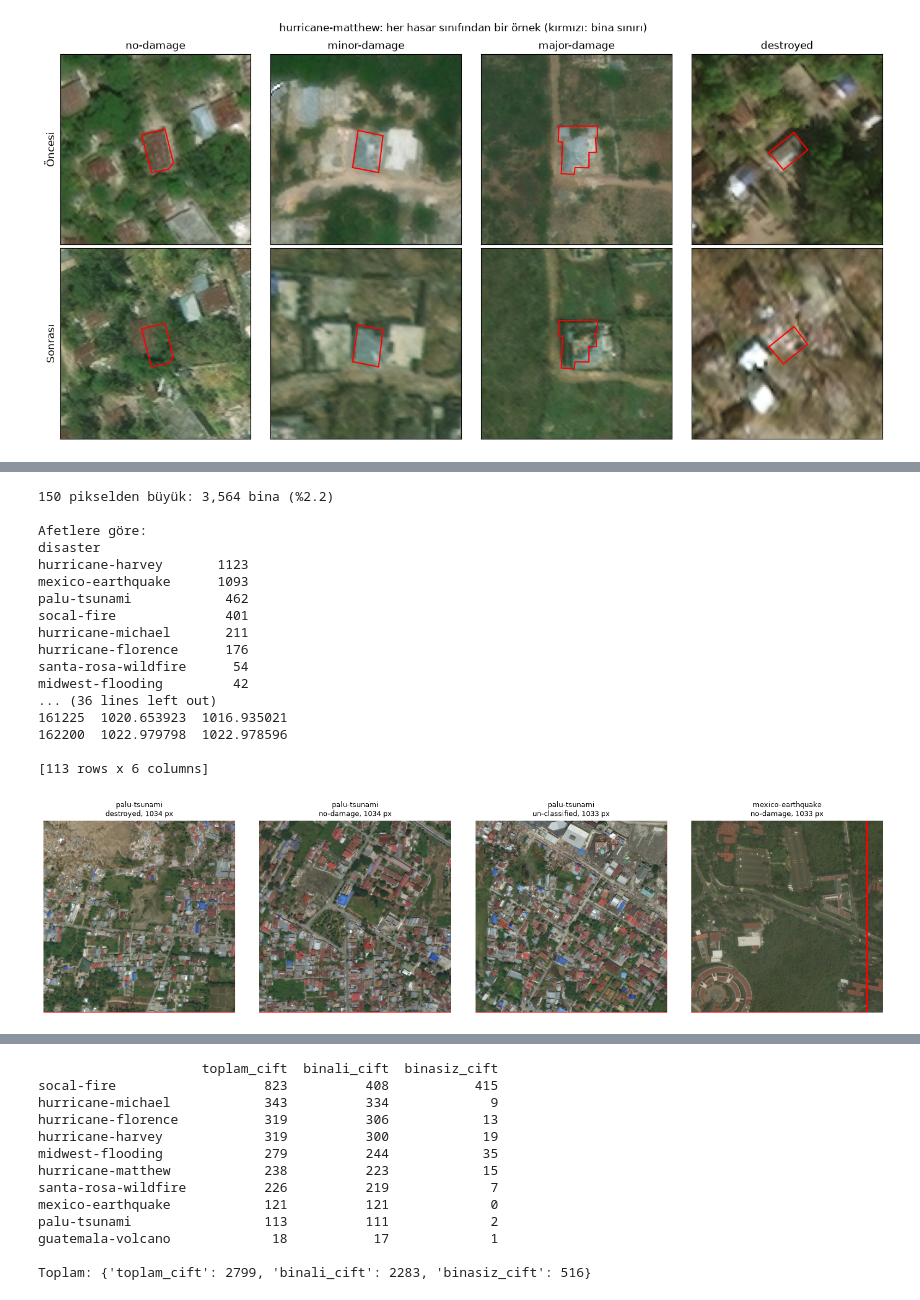
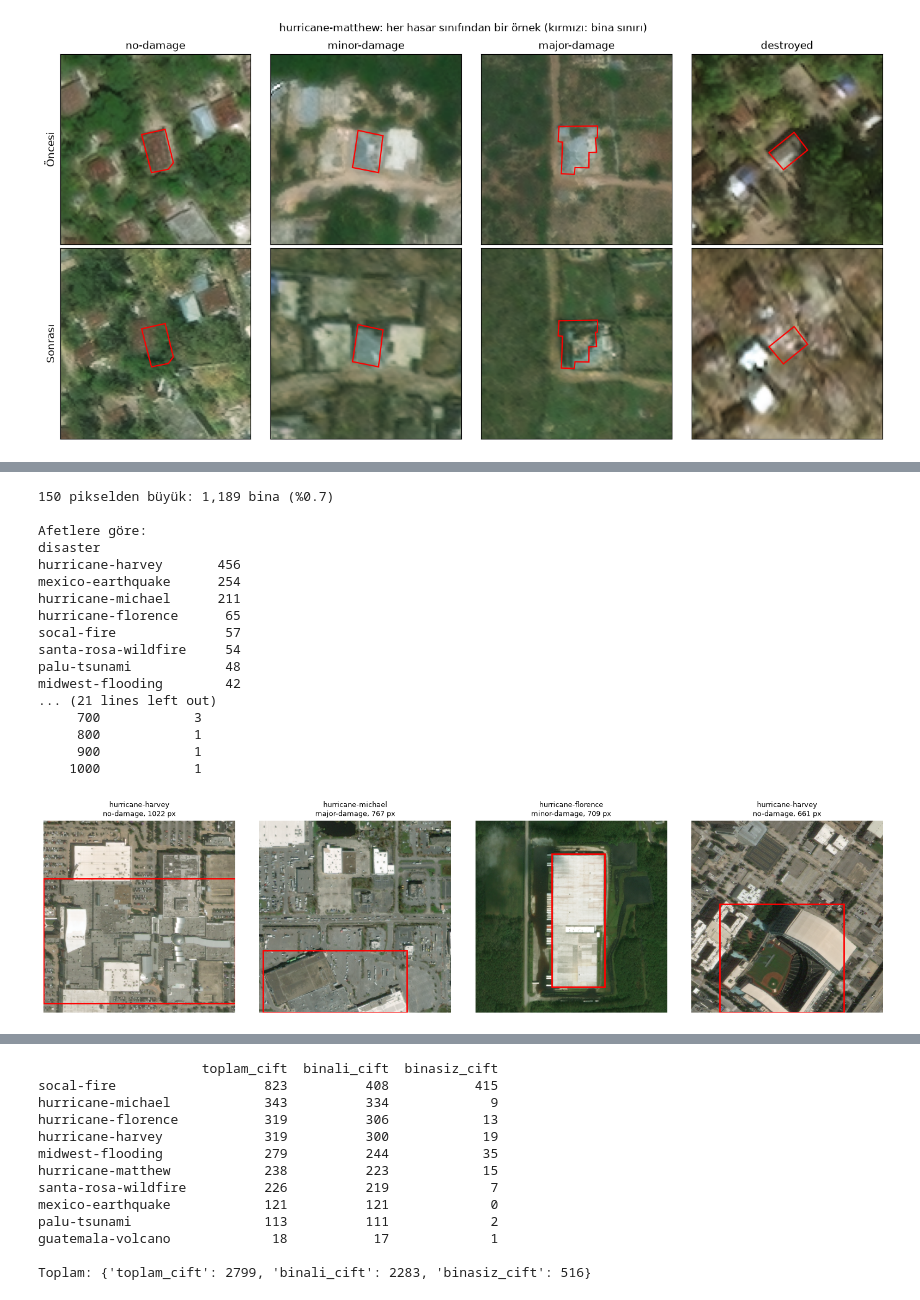
Before and after one commit to PinarKaradogan/disaster-damage-detection, a Jupyter notebook: notebooks/01_veri_kesfi_bahar.ipynb, the cells around one changed output, grey strips where cells are left out. Saved outputs shown, nothing was run; the diff lists cells and outputs as text; code cells hidden in the pictures.

Commit message:
Fix WKT parsing with shapely; add pairing check; align bad-polygon rules with Pınar
Co-Authored-By: Claude Opus 5.5 <noreply@anthropic.com>

```diff
--- a/notebooks/01_veri_kesfi_bahar.ipynb
+++ b/notebooks/01_veri_kesfi_bahar.ipynb
@@ -182,24 +235,23 @@ major-damage  : 1,945 bina
 destroyed     : 2,147 bina
 [figure]
 # %%
+# Bina sınır kutuları: yalnızca post-disaster JSON'lar, features -> xy -> wkt alanı, shapely ile
 rows = []
 for path in sorted(LABEL_DIR.glob("*_post_disaster.json")):
     label = json.loads(path.read_text(encoding="utf-8"))
     meta = label["metadata"]
     image_id = path.stem.replace("_post_disaster", "")
     for b in label["features"]["xy"]:
-        xy = wkt_to_xy(b["wkt"])
-        if not xy:
-            continue
-        xs, ys = zip(*xy)
+        geom = shapely_wkt.loads(b["wkt"])
+        x_min, y_min, x_max, y_max = geom.bounds
         rows.append({
             "image_id": image_id,
             "disaster": meta["disaster"],
             "disaster_type": meta["disaster_type"],
             "damage": b["properties"].get("subtype", "unknown"),
             "uid": b["properties"].get("uid"),
-            "x_min": min(xs), "y_min": min(ys),
-            "x_max": max(xs), "y_max": max(ys),
+            "x_min": x_min, "y_min": y_min, "x_max": x_max, "y_max": y_max,
+            "is_valid": geom.is_valid,
         })
 
 buildings = pd.DataFrame(rows)
@@ -207,14 +259,17 @@ buildings["width"] = buildings["x_max"] - buildings["x_min"]
 buildings["height"] = buildings["y_max"] - buildings["y_min"]
 buildings["size"] = buildings[["width", "height"]].max(axis=1)
 
-# Faz 3'te tekrar kullanmak için kaydet (data/ GitHub'a gitmez)
-Path("../data/processed").mkdir(exist_ok=True)
+Path("../data/processed").mkdir(parents=True, exist_ok=True)
 buildings.to_csv("../data/processed/buildings.csv", index=False)
 
-print(buildings["size"].describe(percentiles=[0.05, 0.25, 0.5, 0.75, 0.95, 0.99]).round(1))
+print(f"Toplam bina: {len(buildings)}")
 
-buildings["size"].clip(upper=150).hist(bins=75)
-plt.title("Bina boyutu dağılımı (uzun kenar, piksel)")
+trainable = buildings[buildings["damage"] != "un-classified"]
+print(f"un-classified hariç: {len(trainable)}\n")
+print(trainable[["width", "height"]].describe(percentiles=[0.25, 0.50, 0.75, 0.90, 0.95, 0.99]).round(2))
+
+trainable["size"].clip(upper=150).hist(bins=75)
+plt.title("Bina boyutu dağılımı (uzun kenar, piksel, un-classified hariç)")
 plt.xlabel("Piksel (150 üstü 150'de toplandı)")
 plt.ylabel("Bina sayısı")
 plt.show()
@@ -235,45 +293,51 @@ Name: size, dtype: float64
 # %%
 big = buildings[buildings["size"] > 150]
 print(f"150 pikselden büyük: {len(big):,} bina (%{len(big) / len(buildings) * 100:.1f})\n")
 
 print("Afetlere göre:")
 print(big.groupby("disaster").size().sort_values(ascending=False), "\n")
 
 print("Hasar sınıfına göre:")
 print(big["damage"].value_counts(), "\n")
 
-print("Görüntü sınırını aşanlar:")
-print(buildings.loc[buildings["size"] > 1024, ["image_id", "damage", "x_min", "y_min", "x_max", "y_max"]])
+# Tüm poligonlar üzerinde: en az bir kenarı eşikten uzun olan bina sayısı
+thresholds = [150, 200, 256, 300, 400, 500, 600, 700, 800, 900, 1000]
+size_table = pd.DataFrame({
+    "esik_px": thresholds,
+    "bina_sayisi": [int((buildings["size"] >= t).sum()) for t in thresholds],
+})
+print("En az bir kenarı >= eşik:")
+print(size_table.to_string(index=False), "\n")
 
 # En büyük 4 poligonu, tüm görüntü üzerinde göster
 sample = big.sort_values("size", ascending=False).drop_duplicates("image_id").head(4)
 fig, axes = plt.subplots(1, 4, figsize=(16, 4))
 for ax, (_, r) in zip(axes, sample.iterrows()):
     img = Image.open(IMG_DIR / f"{r['image_id']}_post_disaster.png")
     ax.imshow(img)
     ax.add_patch(patches.Rectangle((r["x_min"], r["y_min"]), r["width"], r["height"],
                                    fill=False, edgecolor="red", linewidth=2))
     ax.set_title(f"{r['disaster']}\n{r['damage']}, {r['size']:.0f} px", fontsize=9)
     ax.axis("off")
 plt.tight_layout()
 plt.show()
 # %% [output]
-150 pikselden büyük: 3,564 bina (%2.2)
+150 pikselden büyük: 1,189 bina (%0.7)
 
 Afetlere göre:
 disaster
-hurricane-harvey       1123
-mexico-earthquake      1093
-palu-tsunami            462
-socal-fire              401
-hurricane-michael       211
-hurricane-florence      176
-santa-rosa-wildfire      54
-midwest-flooding         42
-... (36 lines left out)
-161225  1020.653923  1016.935021
-162200  1022.979798  1022.978596
-
-[113 rows x 6 columns]
+hurricane-harvey       456
+mexico-earthquake      254
+hurricane-michael      211
+hurricane-florence      65
+socal-fire              57
+santa-rosa-wildfire     54
+palu-tsunami            48
+midwest-flooding        42
+... (21 lines left out)
+     700            3
+     800            1
+     900            1
+    1000            1
-[figure, old version]
+[figure, new version]
 # %%
```
Also changed, not shown: parts of 10 cells of this notebook.
